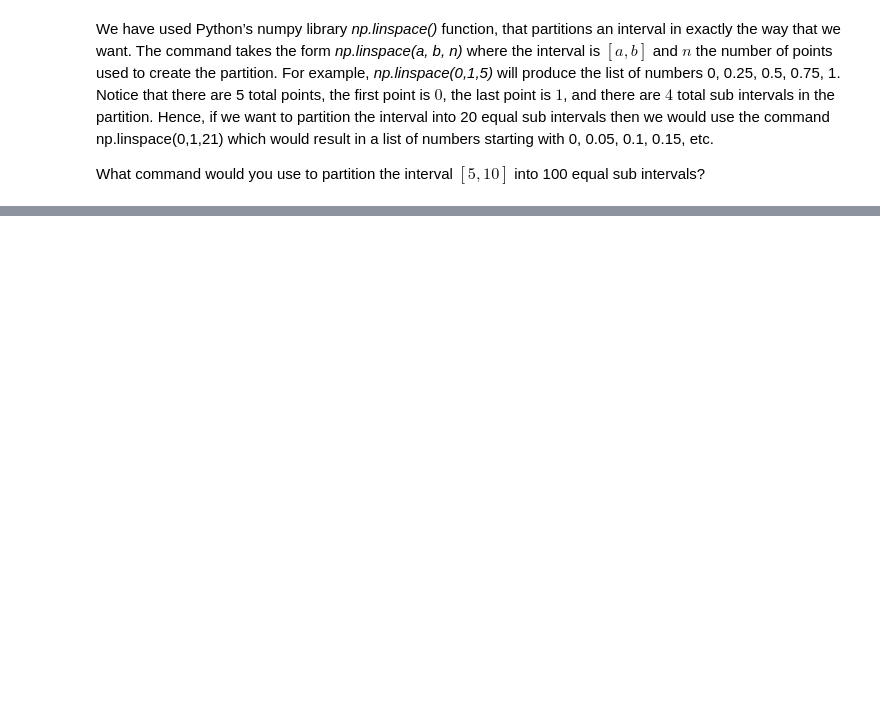
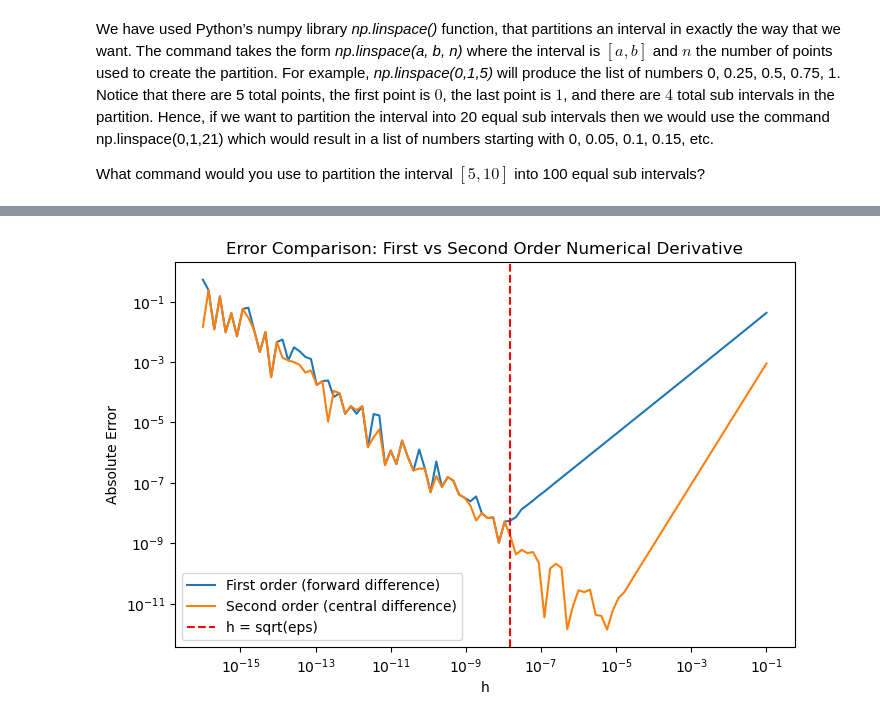
Before and after one commit to galendal/MAT160, a Jupyter notebook: derivation.ipynb, the cells around one changed output, grey strips where cells are left out. Saved outputs shown, nothing was run; the diff lists cells and outputs as text; code cells hidden in the pictures; blank space fills up the shorter version.

Commit message:
First lect

```diff
--- a/derivation.ipynb
+++ b/derivation.ipynb
@@ -44,0 +226,31 @@ Here we have used the numpy function *linspace*.
+# %%
+# Compare first order (forward difference) and second order (central difference) schemes for derivative of sin(x) at x0
+
+f = lambda x: np.sin(x)
+df = lambda x: np.cos(x)
+x0 = 1.0
+
+h_values = np.logspace(-16, -1, 100)
+errors_first = []
+errors_second = []
+
+for h in h_values:
+    # First order (forward difference)
+    num_deriv_first = (f(x0 + h) - f(x0)) / h
+    # Second order (central difference)
+    num_deriv_second = (f(x0 + h) - f(x0 - h)) / (2 * h)
+    exact = df(x0)
+    errors_first.append(np.abs(num_deriv_first - exact))
+    errors_second.append(np.abs(num_deriv_second - exact))
+
+plt.figure(figsize=(8,5))
+plt.loglog(h_values, errors_first, label='First order (forward difference)')
+plt.loglog(h_values, errors_second, label='Second order (central difference)')
+plt.axvline(np.sqrt(eps), color='red', linestyle='--', label='h = sqrt(eps)')
+plt.xlabel('h')
+plt.ylabel('Absolute Error')
+plt.title('Error Comparison: First vs Second Order Numerical Derivative')
+plt.legend()
+plt.show()
+# %% [output]
+[figure, added]
```
Also changed, not shown: parts of 16 cells of this notebook, 6 other files.
